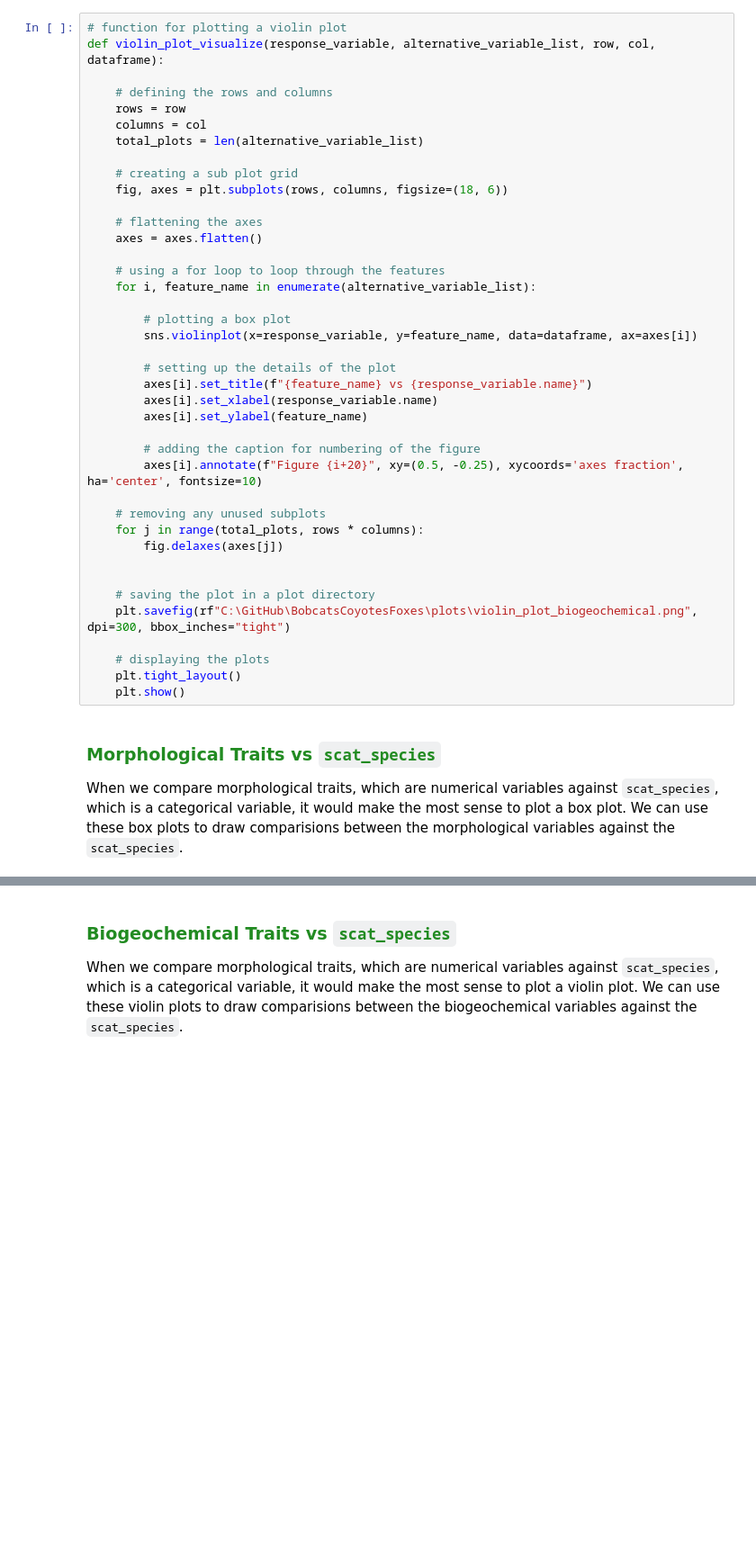
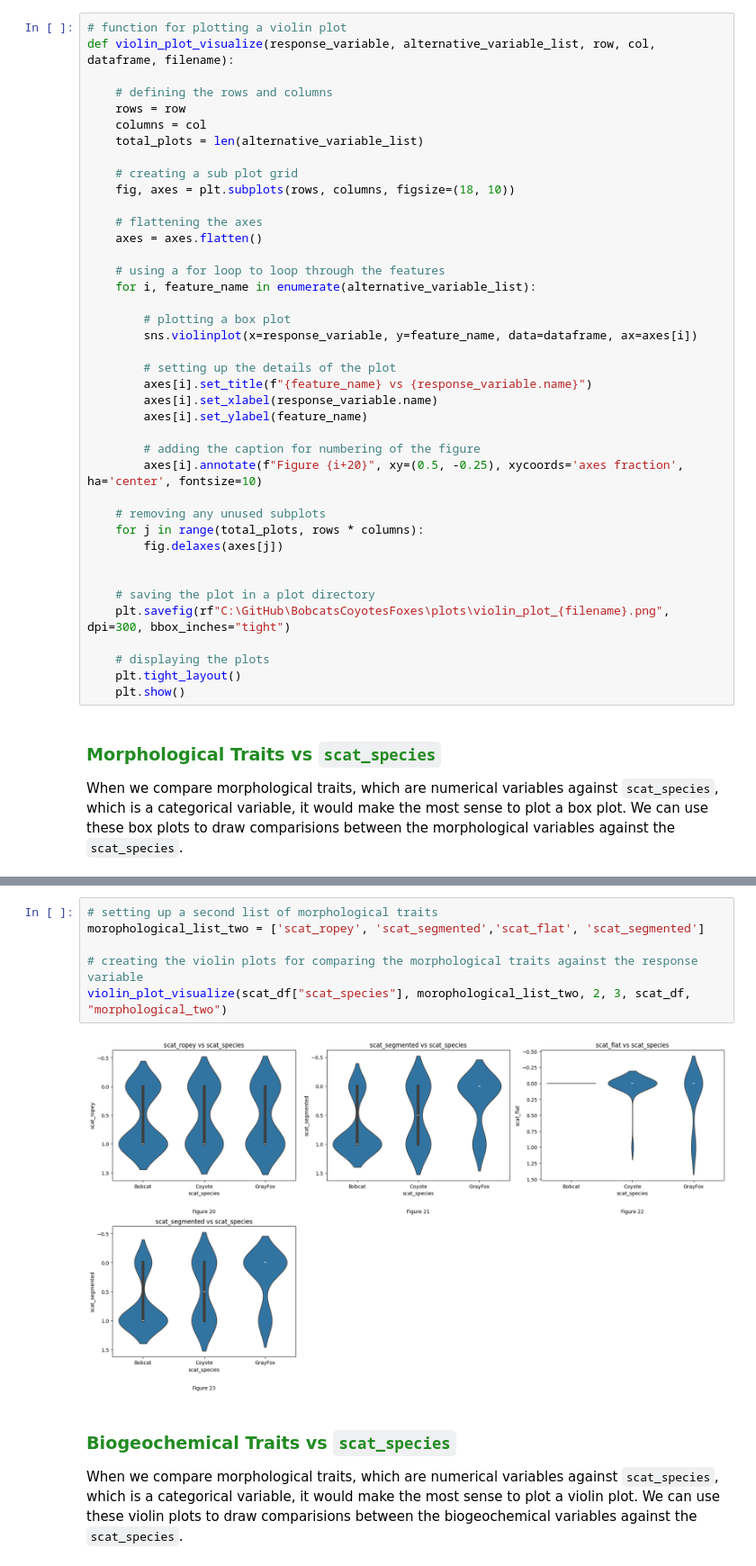
Before and after one commit to chowdhuryj-github/BobcatsCoyotesFoxes, a Jupyter notebook: lab/Midterm_Project_JIC.ipynb, the cells around one changed output, grey strips where cells are left out. Shown: that part at 90% size. Drawn from its saved outputs; the diff is of its cells as text; blank space fills up the shorter version.

```diff
--- a/lab/Midterm_Project_JIC.ipynb
+++ b/lab/Midterm_Project_JIC.ipynb
@@ -302,7 +442,7 @@ def box_plot_visualize(response_variable, alternative_variable_list, row, col, d
     plt.show()
 # %%
 # function for plotting a violin plot
-def violin_plot_visualize(response_variable, alternative_variable_list, row, col, dataframe):
+def violin_plot_visualize(response_variable, alternative_variable_list, row, col, dataframe, filename):
 
     # defining the rows and columns
     rows = row
@@ -310,7 +450,7 @@ def violin_plot_visualize(response_variable, alternative_variable_list, row, col
     total_plots = len(alternative_variable_list)
 
     # creating a sub plot grid
-    fig, axes = plt.subplots(rows, columns, figsize=(18, 6))
+    fig, axes = plt.subplots(rows, columns, figsize=(18, 10))
 
     # flattening the axes
     axes = axes.flatten()
@@ -335,7 +475,7 @@ def violin_plot_visualize(response_variable, alternative_variable_list, row, col
 
 
     # saving the plot in a plot directory
-    plt.savefig(rf"C:\GitHub\BobcatsCoyotesFoxes\plots\violin_plot_biogeochemical.png", dpi=300, bbox_inches="tight")
+    plt.savefig(rf"C:\GitHub\BobcatsCoyotesFoxes\plots\violin_plot_{filename}.png", dpi=300, bbox_inches="tight")
 
     # displaying the plots
     plt.tight_layout()
@@ -352,3 +494,11 @@ box_plot_visualize(scat_df["scat_species"], morophological_list, 2, 3, scat_df)
+# %%
+# setting up a second list of morphological traits
+morophological_list_two = ['scat_ropey', 'scat_segmented','scat_flat', 'scat_segmented']
+
+# creating the violin plots for comparing the morphological traits against the response variable
+violin_plot_visualize(scat_df["scat_species"], morophological_list_two, 2, 3, scat_df, "morphological_two")
+# %% [output]
+[figure, added]
 # %% [markdown]
 ### <span style="color:#228B22">Biogeochemical Traits vs `scat_species`</span>
 When we compare morphological traits, which are numerical variables against `scat_species`, which is a categorical variable, it would make the most sense to plot a violin plot. We can use these violin plots to draw comparisions between the biogeochemical variables against the `scat_species`.
```
Also changed, not shown: parts of 25 cells of this notebook, 12 other files.
